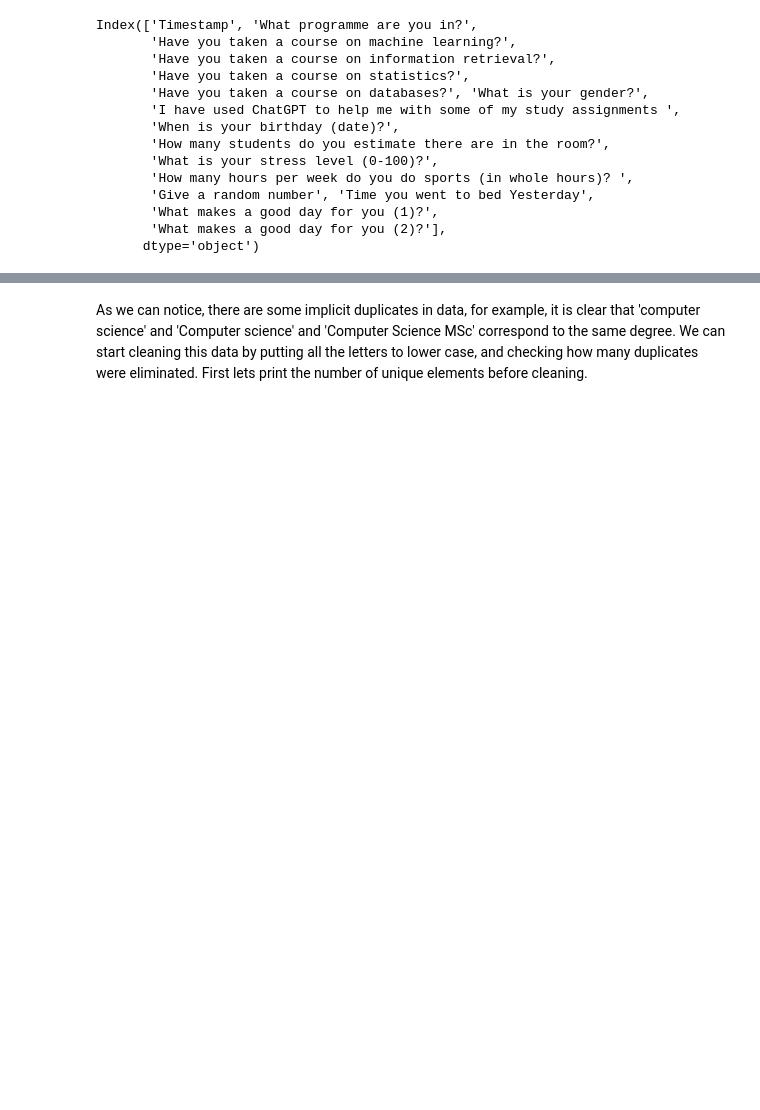
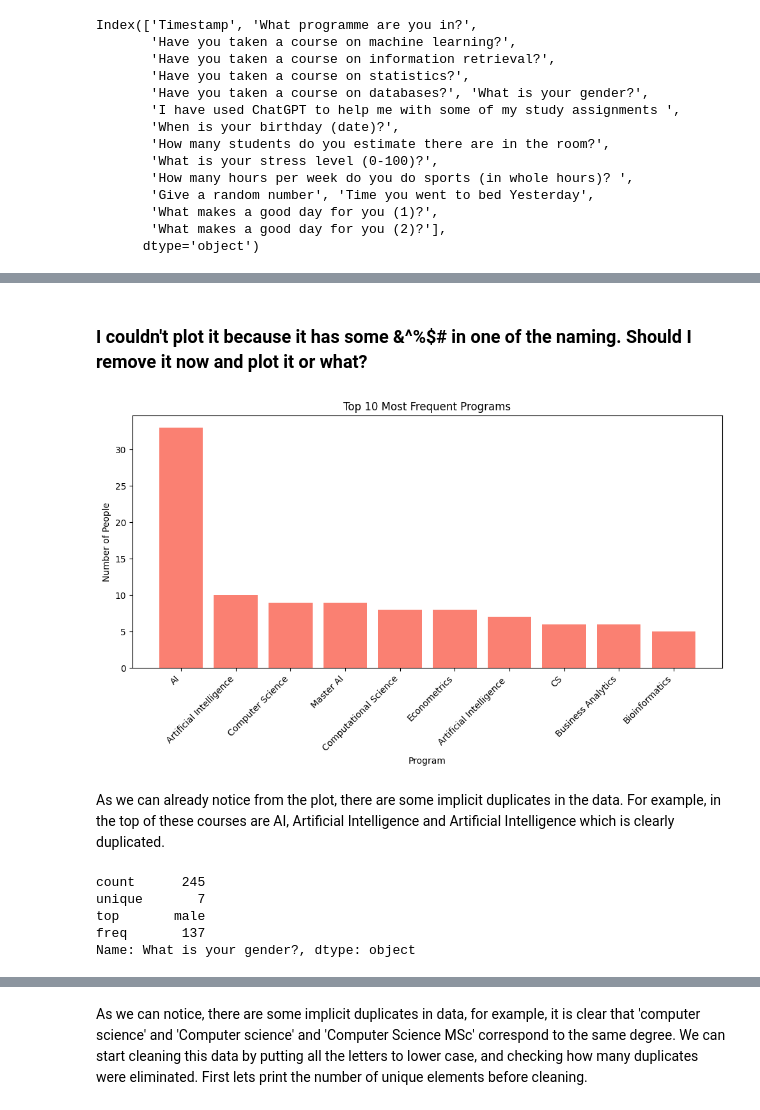
Before and after one commit to GenhaoLi/DMT_Assignment_1, a Jupyter notebook: Assignment-1.ipynb, the cells around one changed output, grey strips where cells are left out. Saved outputs shown, nothing was run; the diff lists cells and outputs as text; code cells hidden in the pictures; blank space fills up the shorter version.

```diff
--- a/Assignment-1.ipynb
+++ b/Assignment-1.ipynb
@@ -35,0 +84,4 @@ Index(['Timestamp', 'What programme are you in?',
+# %%
+top_n = 10
+program_counts = df['What programme are you in?'].value_counts().nlargest(top_n)
+print(program_counts)
@@ -35,0 +101,35 @@ Index(['Timestamp', 'What programme are you in?',
+# %% [markdown]
+### I couldn't plot it because it has some &^%$# in one of the naming. Should I remove it now and plot it or what?
+# %%
+def clean_text(word):
+    unwanted = set("!@#$%^&*()$$|?:\"><,./;\'[]\\\n")
+    result = ''
+    for letter in word:
+        if letter not in unwanted:
+            result += letter
+    return result
+
+program_counts_clean = program_counts.copy()
+program_counts_clean.index = program_counts_clean.index.to_series().apply(clean_text)
+# %%
+# Plot top 10 frequent programs
+plt.figure(figsize=(10, 6))
+plt.bar(program_counts_clean.index, program_counts_clean.values, color='salmon')
+plt.xticks(rotation=45, ha='right')
+plt.xlabel('Program')
+plt.ylabel('Number of People')
+plt.title(f'Top {top_n} Most Frequent Programs')
+plt.tight_layout()
+plt.show()
+# %% [output]
+[figure, added]
+# %% [markdown]
+As we can already notice from the plot, there are some implicit duplicates in the data. For example, in the top of these courses are AI, Artificial Intelligence and Artificial Intelligence which is clearly duplicated.
+# %%
+df['What is your gender?'].describe()
+# %% [output]
+count      245
+unique       7
+top       male
+freq       137
+Name: What is your gender?, dtype: object
```
Also changed, not shown: parts of 54 cells of this notebook.
